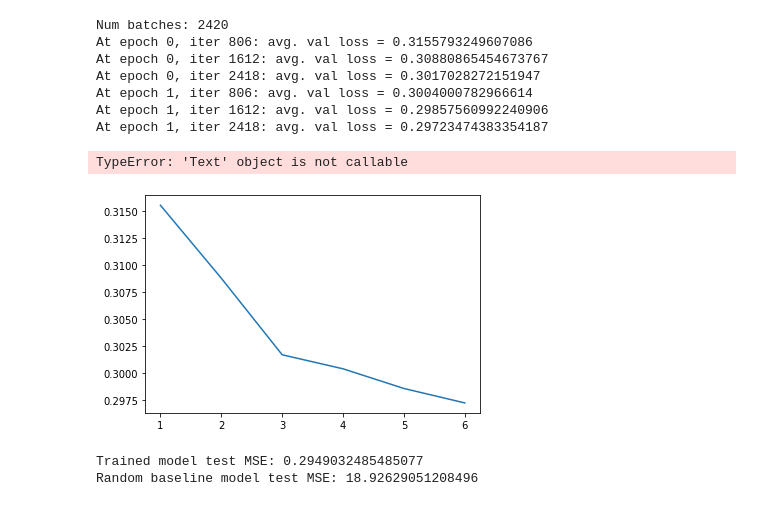
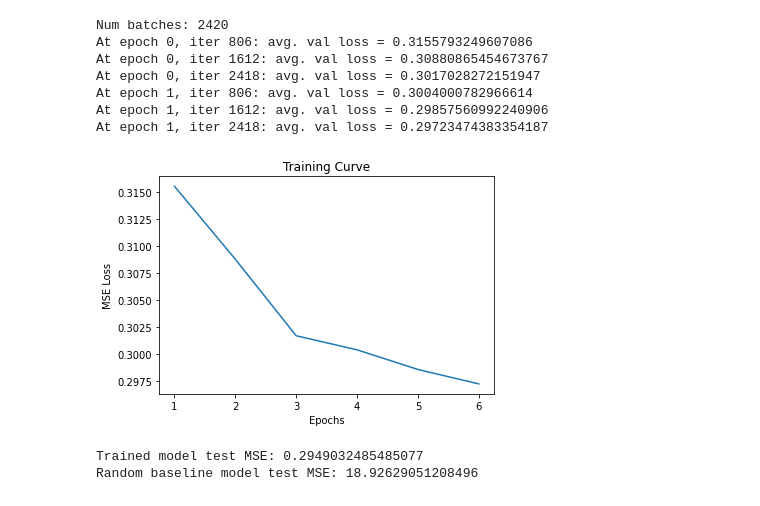
Before and after one commit to scottmaran/big_data_bowl, a Jupyter notebook: qlearning_model.ipynb, the cells around one changed output. Drawn from its saved outputs; the diff is of its cells as text; code cells hidden in the pictures.

```diff
--- a/qlearning_model.ipynb
+++ b/qlearning_model.ipynb
@@ -358,33 +358,32 @@ At epoch 0, iter 2418: avg. val loss = 0.3017028272151947
 At epoch 1, iter 806: avg. val loss = 0.3004000782966614
 At epoch 1, iter 1612: avg. val loss = 0.29857560992240906
 At epoch 1, iter 2418: avg. val loss = 0.29723474383354187
-# %%
-import matplotlib.pyplot as plt
-import os
-
-'''
-metric (str): e.g. 'accuracy', 'loss'
-'''
-def plot_history(history_list, metric, filename):
-
-    fig, ax = plt.subplots()
-
-    # plotting
-    ax.plot(list(range(1,len(history_list)+1)), history_list)
-    ax.title("Training Curve")
-    ax.xlabel("Epochs")
-    ax.ylabel(f"{metric}")
-    plt.show()
-
-    #file_path = os.path.join(os.path.dirname(os.path.abspath(__file__)), filename)
-    fig.savefig(filename)
-
-loss_list = [0.3155793249607086, 0.30880865454673767, 0.3017028272151947, 0.3004000782966614, 0.29857560992240906, 0.29723474383354187]
-
-plot_history(loss_list, 'MSE Loss', 'training_plots/val_loss.png')
-# %% [output]
-TypeError: 'Text' object is not callable
-[figure, removed]
+# %%
+import matplotlib.pyplot as plt
+import os
+
+'''
+metric (str): e.g. 'accuracy', 'loss'
+'''
+def plot_history(history_list, metric, filename):
+
+    fig, ax = plt.subplots()
+
+    # plotting
+    ax.plot(list(range(1,len(history_list)+1)), history_list)
+    plt.title("Training Curve")
+    plt.xlabel("Epochs")
+    plt.ylabel(f"{metric}")
+    plt.show()
+
+    #file_path = os.path.join(os.path.dirname(os.path.abspath(__file__)), filename)
+    fig.savefig(filename)
+
+loss_list = [0.3155793249607086, 0.30880865454673767, 0.3017028272151947, 0.3004000782966614, 0.29857560992240906, 0.29723474383354187]
+
+plot_history(loss_list, 'MSE Loss', 'training_plots/val_loss.png')
+# %% [output]
+[figure, added]
 # %%
 torch.save(eval_net.state_dict(), 'model_files/sarsa_two.pt')
 torch.save(untrained_net.state_dict(), 'model_files/sarsa_two_rb.pt')
```
Also changed, not shown: parts of 5 cells of this notebook, 13 other files.
